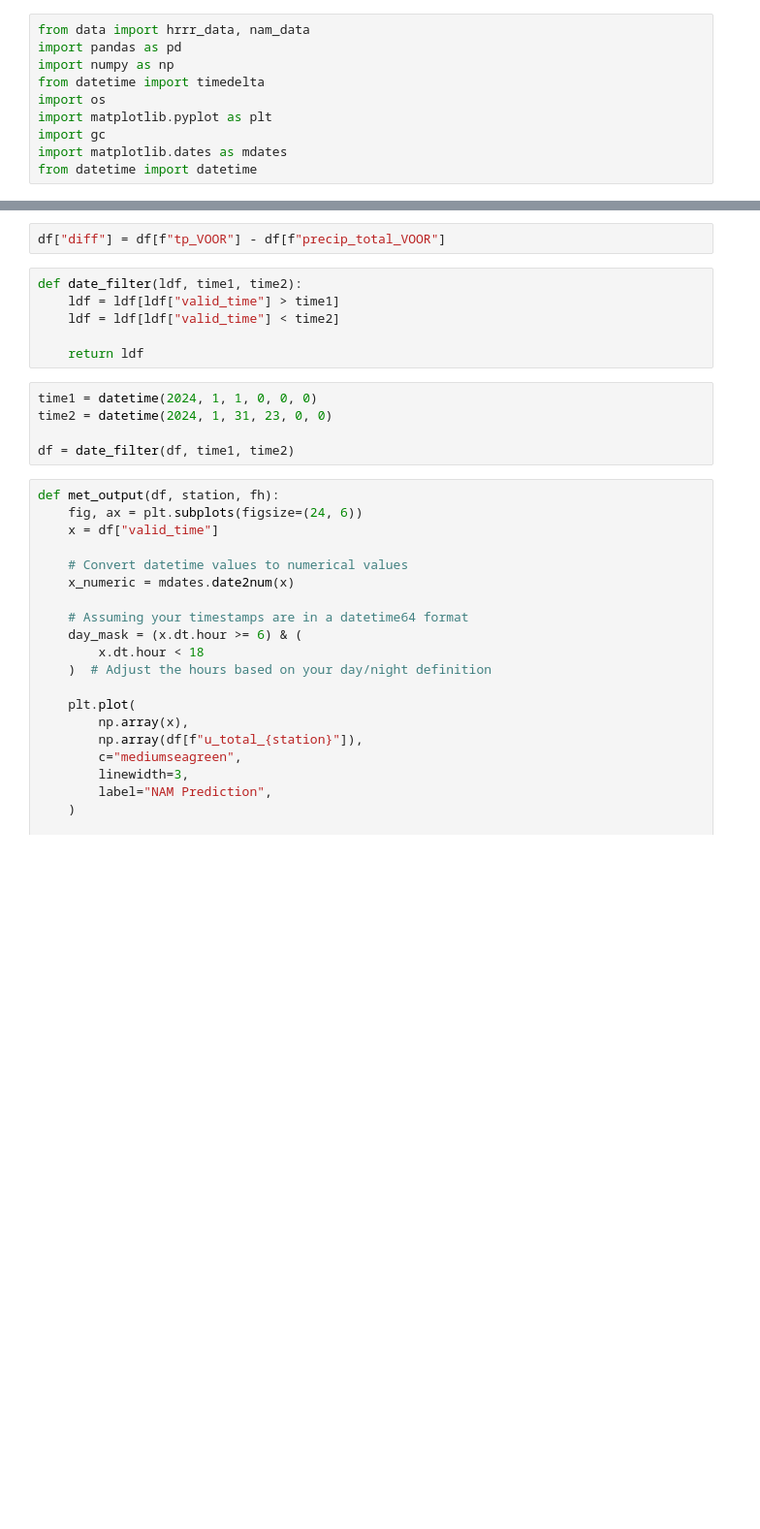
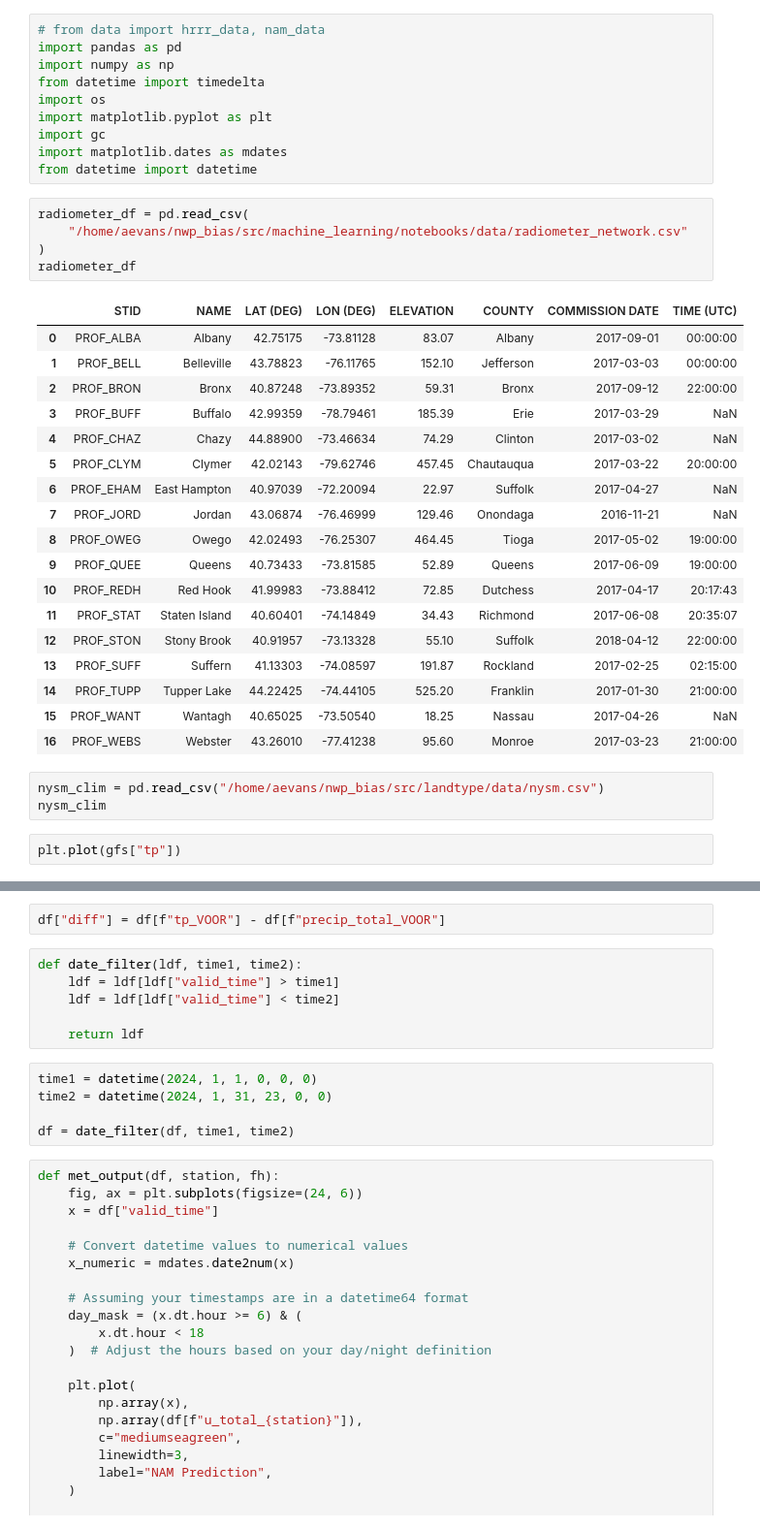
Before and after one commit to shmaronshmevans/nwp_bias, a Jupyter notebook: src/machine_learning/notebooks/scratch.ipynb, the cells around one changed output, grey strips where cells are left out. Shown: that part at 97% size. Drawn from its saved outputs; the diff is of its cells as text; blank space fills up the shorter version.

Commit message:
updating architecture to include radiometer data

```diff
--- a/src/machine_learning/notebooks/scratch.ipynb
+++ b/src/machine_learning/notebooks/scratch.ipynb
@@ -14,5 +11,5 @@ The autoreload extension is already loaded. To reload it, use:
 # %%
-from data import hrrr_data, nam_data
+# from data import hrrr_data, nam_data
 import pandas as pd
 import numpy as np
 from datetime import timedelta
@@ -21,6 +18,35 @@ import matplotlib.pyplot as plt
 import gc
 import matplotlib.dates as mdates
 from datetime import datetime
+# %%
+radiometer_df = pd.read_csv(
+    "/home/aevans/nwp_bias/src/machine_learning/notebooks/data/radiometer_network.csv"
+)
+radiometer_df
+# %% [output]
+|  | STID | NAME | LAT (DEG) | LON (DEG) | ELEVATION | COUNTY | COMMISSION DATE | TIME (UTC) |
+| 0 | PROF_ALBA | Albany | 42.75175 | -73.81128 | 83.07 | Albany | 2017-09-01 | 00:00:00 |
+| 1 | PROF_BELL | Belleville | 43.78823 | -76.11765 | 152.10 | Jefferson | 2017-03-03 | 00:00:00 |
+| 2 | PROF_BRON | Bronx | 40.87248 | -73.89352 | 59.31 | Bronx | 2017-09-12 | 22:00:00 |
+| 3 | PROF_BUFF | Buffalo | 42.99359 | -78.79461 | 185.39 | Erie | 2017-03-29 | NaN |
+| 4 | PROF_CHAZ | Chazy | 44.88900 | -73.46634 | 74.29 | Clinton | 2017-03-02 | NaN |
+| 5 | PROF_CLYM | Clymer | 42.02143 | -79.62746 | 457.45 | Chautauqua | 2017-03-22 | 20:00:00 |
+| 6 | PROF_EHAM | East Hampton | 40.97039 | -72.20094 | 22.97 | Suffolk | 2017-04-27 | NaN |
+| 7 | PROF_JORD | Jordan | 43.06874 | -76.46999 | 129.46 | Onondaga | 2016-11-21 | NaN |
+| 8 | PROF_OWEG | Owego | 42.02493 | -76.25307 | 464.45 | Tioga | 2017-05-02 | 19:00:00 |
+| 9 | PROF_QUEE | Queens | 40.73433 | -73.81585 | 52.89 | Queens | 2017-06-09 | 19:00:00 |
+| 10 | PROF_REDH | Red Hook | 41.99983 | -73.88412 | 72.85 | Dutchess | 2017-04-17 | 20:17:43 |
+| 11 | PROF_STAT | Staten Island | 40.60401 | -74.14849 | 34.43 | Richmond | 2017-06-08 | 20:35:07 |
+| 12 | PROF_STON | Stony Brook | 40.91957 | -73.13328 | 55.10 | Suffolk | 2018-04-12 | 22:00:00 |
+| 13 | PROF_SUFF | Suffern | 41.13303 | -74.08597 | 191.87 | Rockland | 2017-02-25 | 02:15:00 |
+| 14 | PROF_TUPP | Tupper Lake | 44.22425 | -74.44105 | 525.20 | Franklin | 2017-01-30 | 21:00:00 |
+| 15 | PROF_WANT | Wantagh | 40.65025 | -73.50540 | 18.25 | Nassau | 2017-04-26 | NaN |
+| 16 | PROF_WEBS | Webster | 43.26010 | -77.41238 | 95.60 | Monroe | 2017-03-23 | 21:00:00 |
+# %%
+nysm_clim = pd.read_csv("/home/aevans/nwp_bias/src/landtype/data/nysm.csv")
+nysm_clim
+# %%
+plt.plot(gfs["tp"])
 # %%
 df = pd.read_parquet(
     "/home/aevans/nwp_bias/src/machine_learning/data/lstm_eval_csvs/20250107/VOOR/01_07_2025_14:58:37_full_VOOR.parquet"
```
Also changed, not shown: parts of 7 cells of this notebook, 10 other files.
